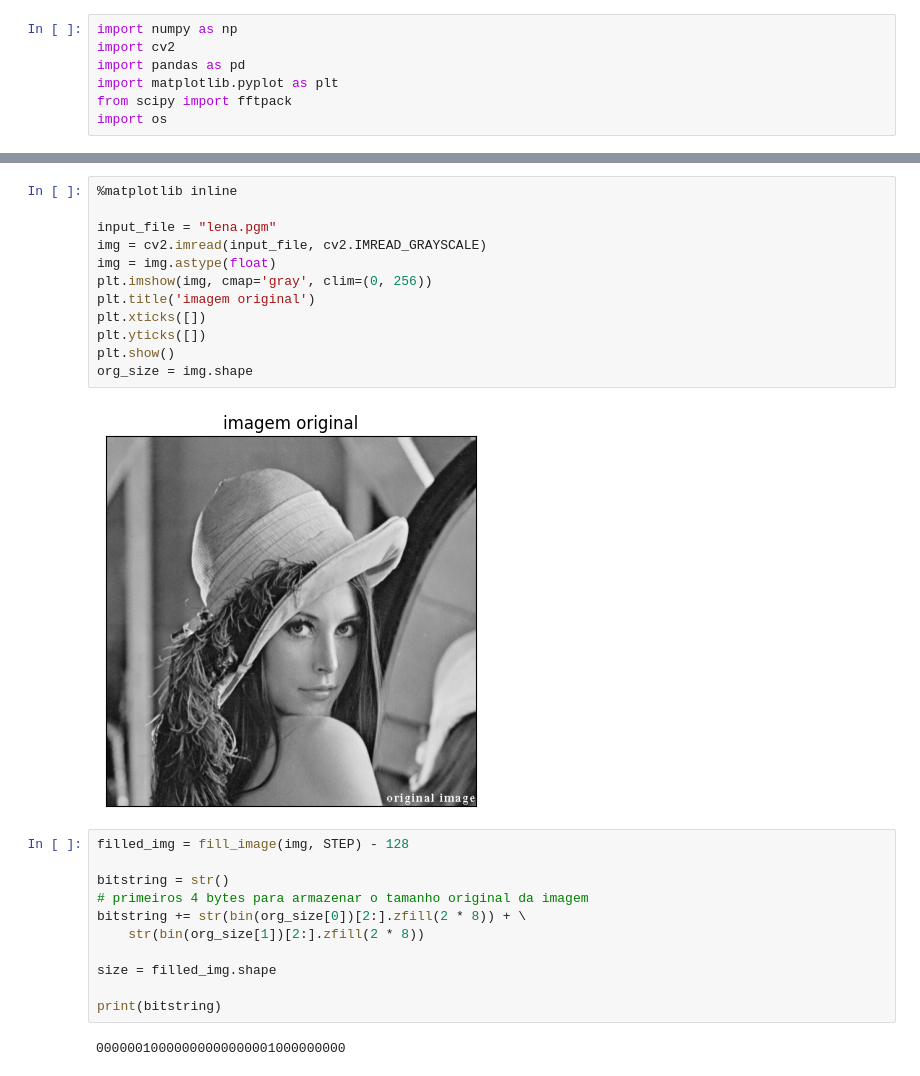
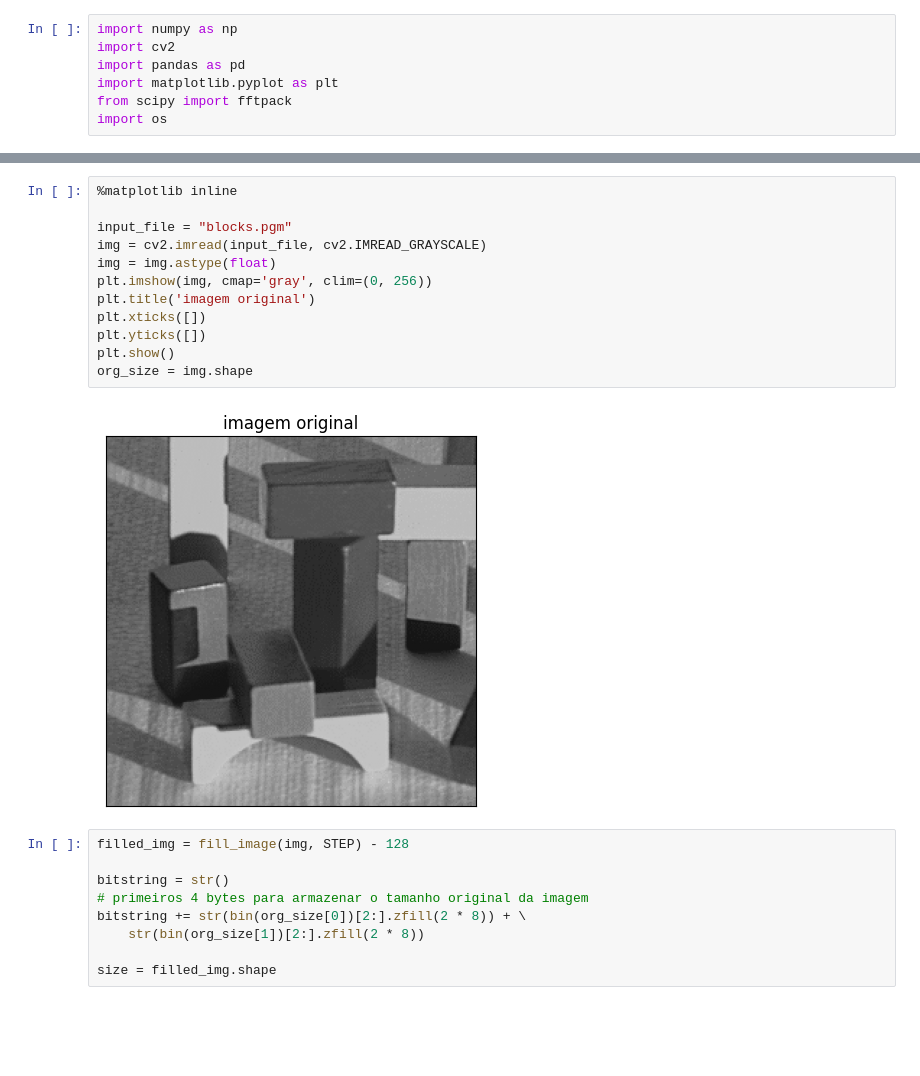
Before and after one commit to guilherme13c/TP-ICV, a Jupyter notebook: TP1.ipynb, the cells around one changed output, grey strips where cells are left out. Saved outputs shown, nothing was run; the diff lists cells and outputs as text; blank space fills up the shorter version.

```diff
--- a/TP1.ipynb
+++ b/TP1.ipynb
@@ -468,17 +468,17 @@ def rle_to_array(rle):
 # %%
 %matplotlib inline
 
-input_file = "lena.pgm"
+input_file = "blocks.pgm"
 img = cv2.imread(input_file, cv2.IMREAD_GRAYSCALE)
 img = img.astype(float)
 plt.imshow(img, cmap='gray', clim=(0, 256))
 plt.title('imagem original')
 plt.xticks([])
 plt.yticks([])
 plt.show()
 org_size = img.shape
 # %% [output]
-[figure, old version]
+[figure, new version]
 # %%
 filled_img = fill_image(img, STEP) - 128
 
@@ -488,10 +488,6 @@ bitstring += str(bin(org_size[0])[2:].zfill(2 * 8)) + \
     str(bin(org_size[1])[2:].zfill(2 * 8))
 
 size = filled_img.shape
-
-print(bitstring)
-# %% [output]
-00000010000000000000001000000000
 # %%
 np.set_printoptions(precision=2)
 np.set_printoptions(suppress=True)
```
Also changed, not shown: parts of 6 cells of this notebook, 2 other files.
